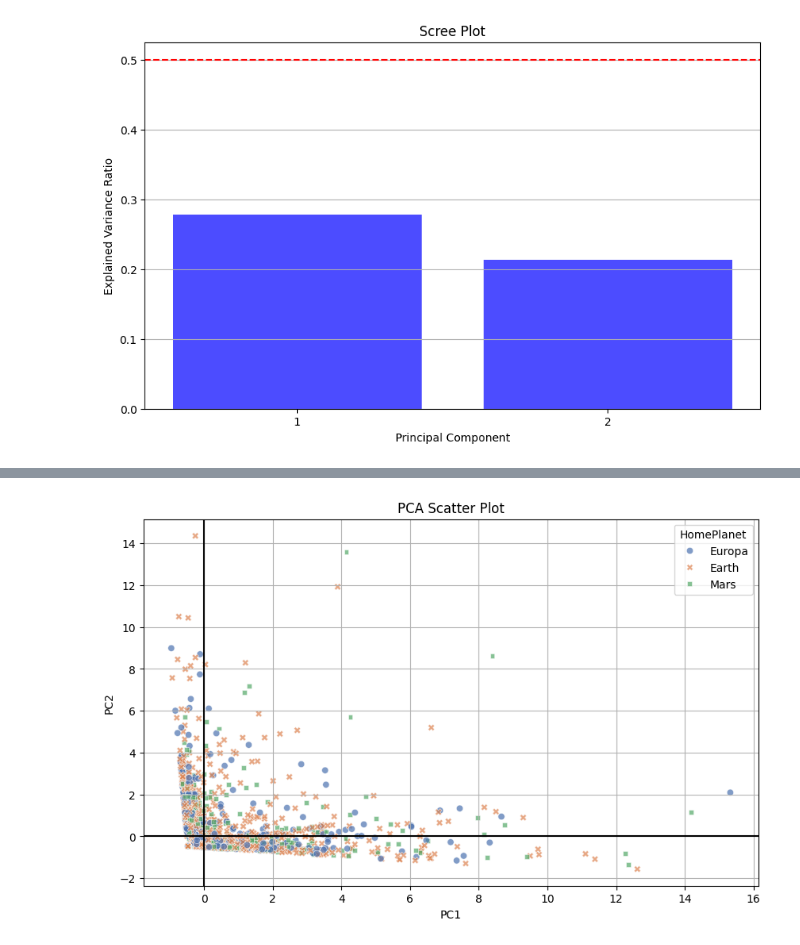
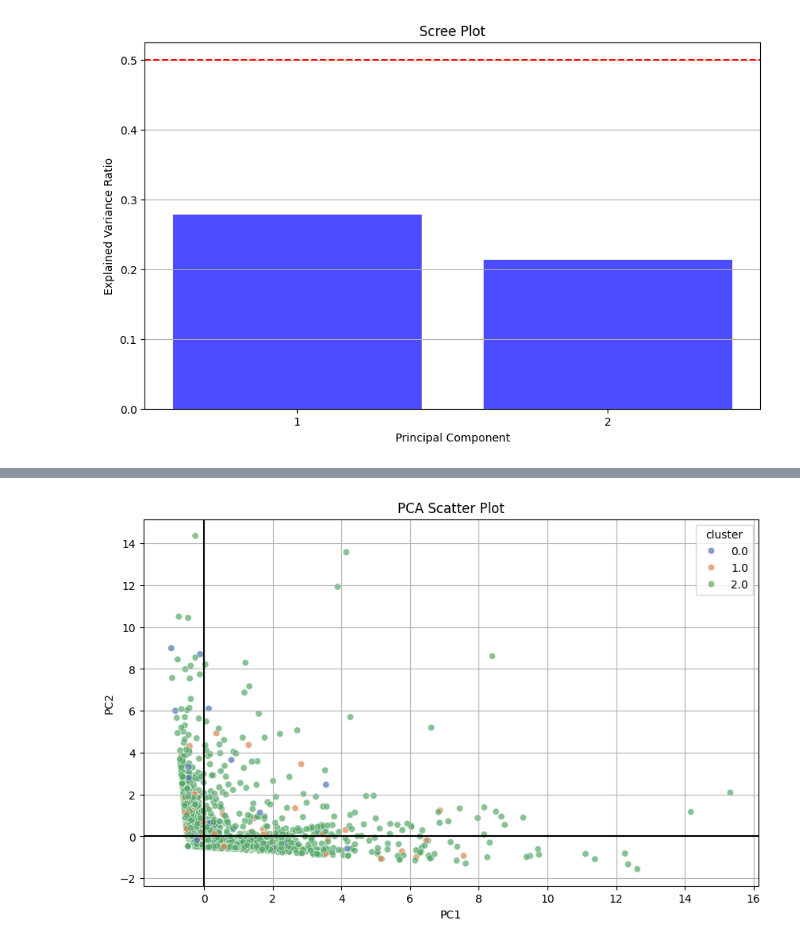
Before and after one commit to pkingGMU/spaceship-titanic, a Jupyter notebook: spaceship_titanic.ipynb, the cells around one changed output, grey strips where cells are left out. Drawn from its saved outputs; the diff is of its cells as text; code cells hidden in the pictures.

Commit message:
added kmodes clustering for mixed categorical and numerical values

```diff
--- a/spaceship_titanic.ipynb
+++ b/spaceship_titanic.ipynb
@@ -114,0 +128,22 @@ dtype: object
+# %%
+### Convert to numpy array
+# Create a copy of the train data for clustering
+clustering_raw = train.copy()
+
+# Drop variables that are not needed for clustering
+clustering_raw.drop(['RoomService', 'ShoppingMall'], axis=1, inplace=True)
+
+# Convert the data to a numpy array
+train_array = clustering_raw.values
+
+# Convert the columns that are floats and boolean
+train_array[:,1] = train_array[:,1].astype(bool)
+train_array[:,4] = train_array[:,4].astype(bool)
+train_array[:,8] = train_array[:,8].astype(bool)
+
+train_array[:,3] = train_array[:,3].astype(float)
+train_array[:,5] = train_array[:,5].astype(float)
+train_array[:,6] = train_array[:,6].astype(float)
+train_array[:,7] = train_array[:,7].astype(float)
+
+train_array
@@ -114,0 +161,5 @@ dtype: object
+# %%
+# Initialize the KPrototypes model
+kproto = KPrototypes(n_clusters=3, init='Cao', verbose=2, max_iter=20)
+# Define the clusters and predict
+clusters = kproto.fit_predict(train_array, categorical=[0, 1, 2, 4, 8])
@@ -114,0 +186,10 @@ dtype: object
+# %%
+# Create a dictionary with the cluster data
+cluster_dict = []
+for c in clusters:
+    cluster_dict.append(c)
+
+# Add the cluster data to the original data
+train['cluster'] = cluster_dict
+
+train.head()
@@ -118,7 +254,7 @@ PCA Analysis
 # Features I want to look at
 features = train[['RoomService', 'FoodCourt', 'ShoppingMall', 'Spa', 'VRDeck']]
 
-testing_variable = 'HomePlanet'
+testing_variable = 'cluster'
 
 features.head()
 # %% [output]
@@ -262,17 +398,17 @@ pca_scores = pca_scores.dropna()
 # %%
 # Create a scatter plot of PCA scores using Seaborn
 plt.figure(figsize=(10, 6))
-sns.scatterplot(data=pca_scores, x='PC1', y='PC2', hue='HomePlanet', style='HomePlanet', palette='deep', alpha=0.7)
+sns.scatterplot(data=pca_scores, x='PC1', y='PC2', hue='cluster', palette='deep', alpha=0.7)
 
 # Customize the plot
 plt.axhline(0, color='black', linewidth=1.5)
 plt.axvline(0, color='black', linewidth=1.5)
 plt.xlabel('PC1')
 plt.ylabel('PC2')
 plt.title('PCA Scatter Plot')
 plt.grid()
 
 # Show the plot
 plt.show()
 # %% [output]
-[figure, old version]
+[figure, new version]
```
Also changed, not shown: parts of 24 cells of this notebook.
